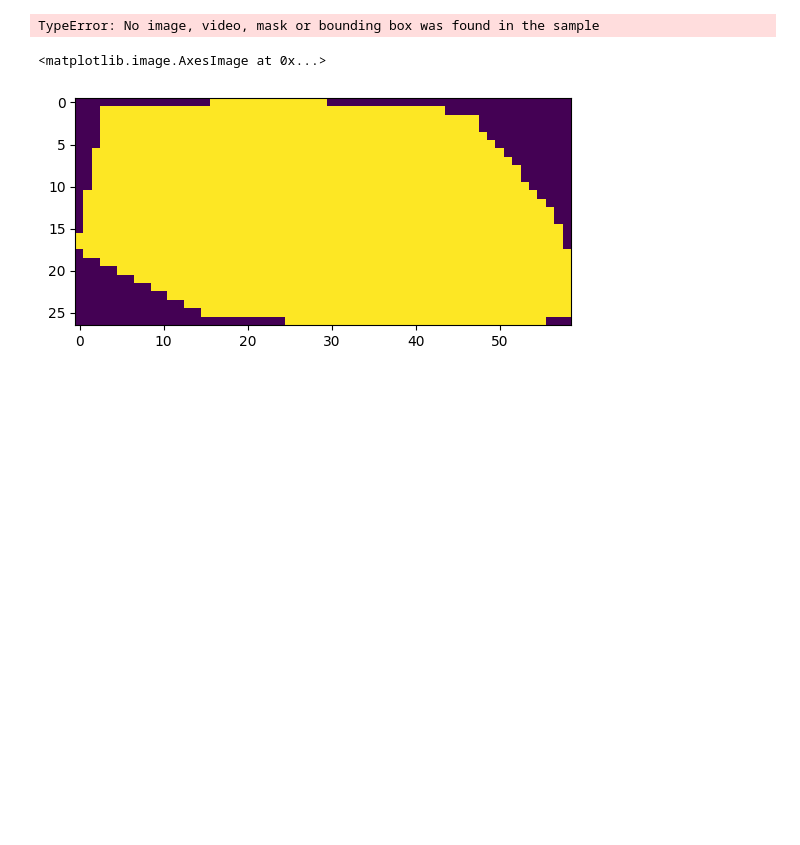
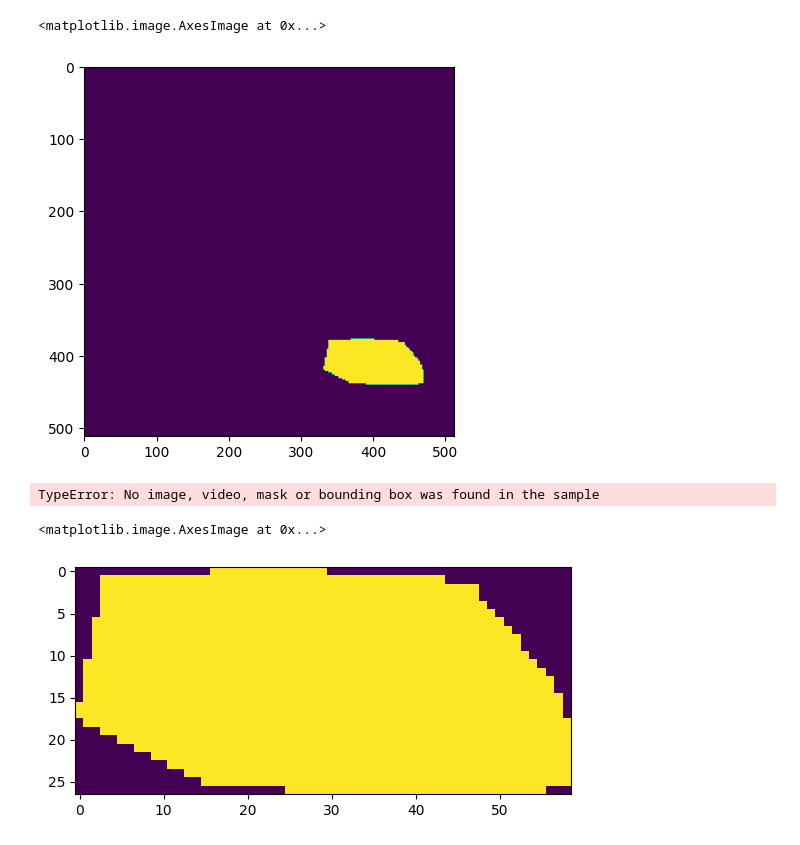
Before and after one commit to mbisan/outlier-detection, a Jupyter notebook: notebooks/test.ipynb, the cells around one changed output. Cells and saved outputs as stored; diff of their text form; code cells hidden in the pictures; blank space fills up the shorter version.

```diff
--- a/notebooks/test.ipynb
+++ b/notebooks/test.ipynb
@@ -28,3 +76,8 @@ plt.imshow(ds[1][0].permute(1, 2, 0))
+# %%
+plt.imshow(mask)
+# %% [output]
+<matplotlib.image.AxesImage at 0x...>
+[figure, added]
 # %%
 mask = ds[1][1]
 # %%
```
Also changed, not shown: parts of 9 cells of this notebook, 3 other files.
